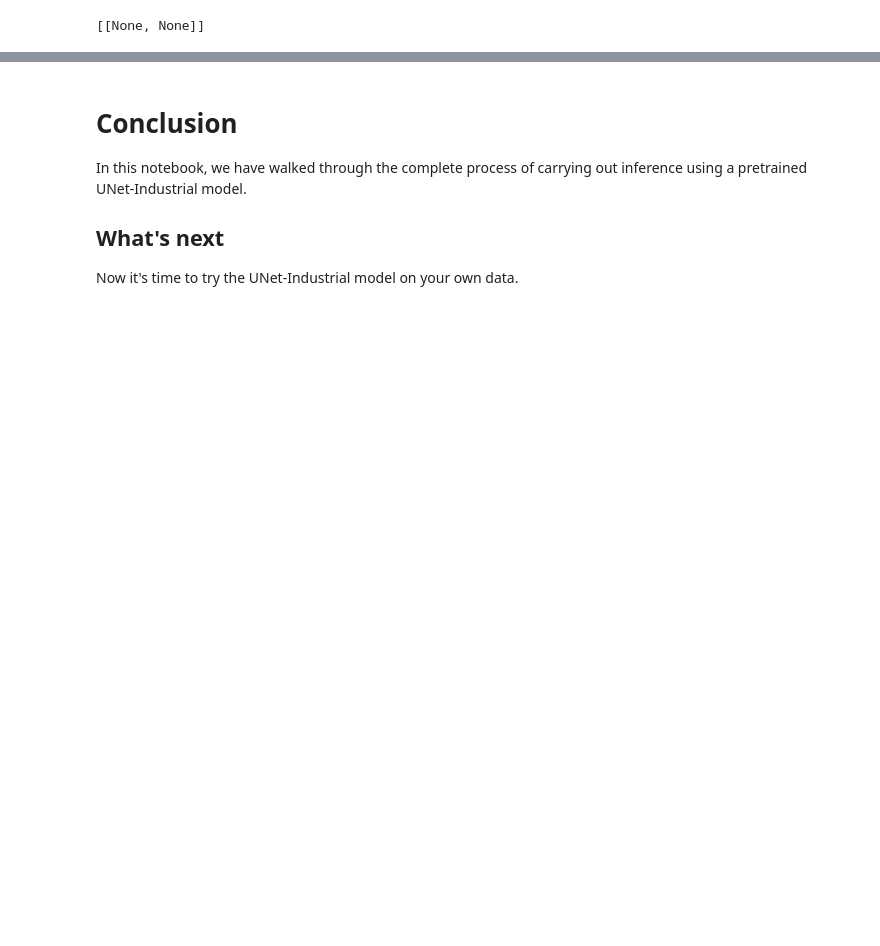
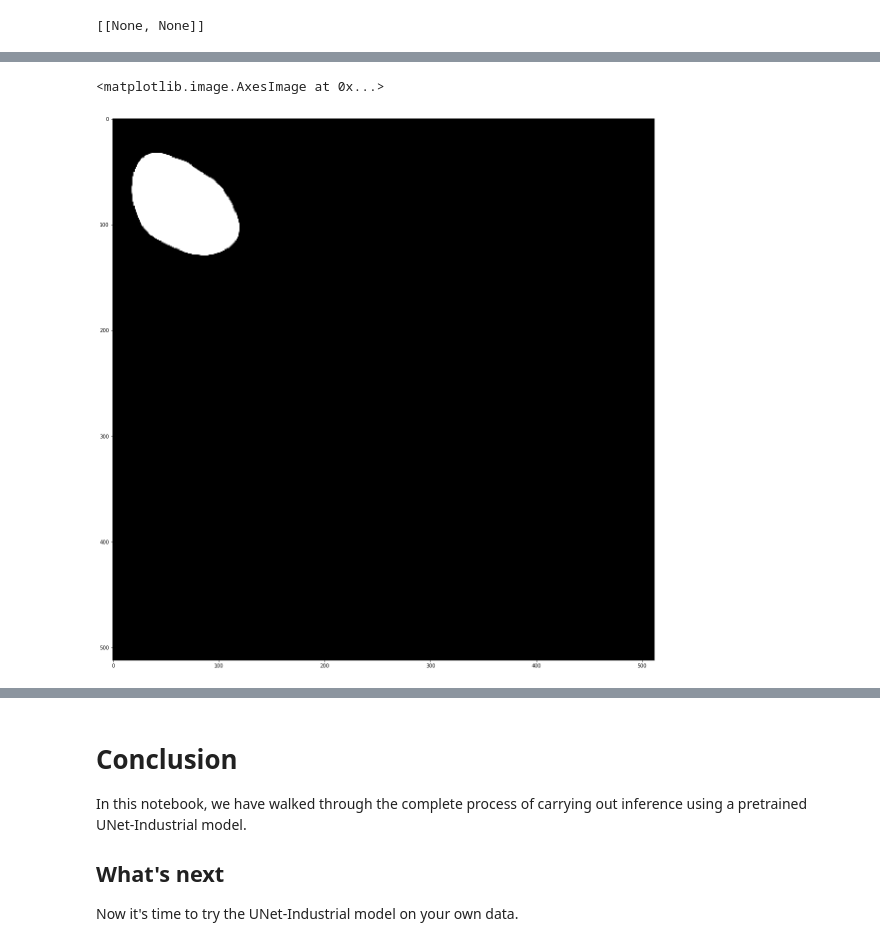
Before and after one commit to vinhngx/DeepLearningExamples, a Jupyter notebook: TensorFlow/Segmentation/UNet_Industrial/notebooks/TensorFlow_UNet_Industrial_Colab_inference-demo.ipynb, the cells around one changed output, grey strips where cells are left out. Cells and saved outputs as stored; diff of their text form; code cells hidden in the pictures; blank space fills up the shorter version.

Commit message:
Fix TF-TRT inference

```diff
--- a/TensorFlow/Segmentation/UNet_Industrial/notebooks/TensorFlow_UNet_Industrial_Colab_inference-demo.ipynb
+++ b/TensorFlow/Segmentation/UNet_Industrial/notebooks/TensorFlow_UNet_Industrial_Colab_inference-demo.ipynb
@@ -406,10 +406,14 @@ with graph.as_default():
                                           nodes_blacklist=['UNet_v1/sigmoid', 'UNet_v1/ouputs_block/conv2d_2/BiasAdd']) #output nodes
         trt_graph = converter.convert()
 
+!rm -r $SAVED_MODEL_DIR
+graph = tf.Graph()
+with graph.as_default():
+    with tf.Session(config=config) as sess:
         # Import the TensorRT graph into a new graph and run:
-        output_node = tf.import_graph_def(trt_graph, return_elements=['UNet_v1/sigmoid', 'UNet_v1/ouputs_block/conv2d_2/BiasAdd'])
+        output_node = tf.import_graph_def(trt_graph, return_elements=['UNet_v1/sigmoid', 'UNet_v1/ouputs_block/conv2d_2/BiasAdd'], name="")
 
-        output = sess.run([output_node], feed_dict={"import/input:0": img})
+        output = sess.run([output_node], feed_dict={"input:0": img})
 
         #Optionally, save model for serving if an ouput directory argument is presented
         if SAVED_MODEL_DIR:
@@ -417,8 +421,8 @@ with graph.as_default():
             tf.saved_model.simple_save(
                 session=sess,
                 export_dir=SAVED_MODEL_DIR,
-                inputs={"input":tf.get_default_graph().get_tensor_by_name("import/input:0")},
-                outputs={"mask":tf.get_default_graph().get_tensor_by_name("import/UNet_v1/sigmoid:0")},
+                inputs={"input":tf.get_default_graph().get_tensor_by_name("input:0")},
+                outputs={"mask":tf.get_default_graph().get_tensor_by_name("UNet_v1/sigmoid:0")},
                 legacy_init_op=None
              )
 # %% [output]
@@ -451,3 +455,11 @@ output
 # %%
 plt.figure(figsize = (20,20))
 plt.imshow(np.squeeze(output[0]), cmap='gray')
+# %%
+# inference with save TF-TRT model
+with tf.Session(graph=tf.Graph(), config=config) as sess:
+        tf.saved_model.loader.load(
+            sess, [tf.saved_model.tag_constants.SERVING], SAVED_MODEL_DIR)
+        nodes = [n.name for n in tf.get_default_graph().as_graph_def().node]
+        print(nodes)
+        output = sess.run(["UNet_v1/sigmoid:0"], feed_dict={"input:0": img})
@@ -453,0 +490,6 @@ plt.imshow(np.squeeze(output[0]), cmap='gray')
+# %%
+plt.figure(figsize = (20,20))
+plt.imshow(np.squeeze(output[0]), cmap='gray')
+# %% [output]
+<matplotlib.image.AxesImage at 0x...>
+[figure, added]
```
Also changed, not shown: parts of 5 cells of this notebook.
